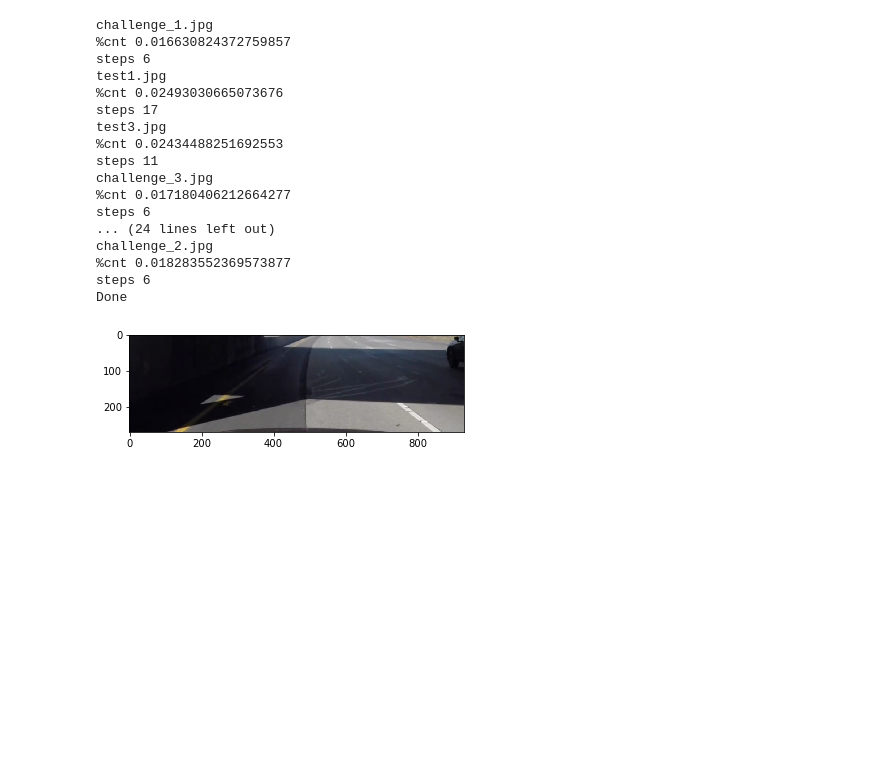
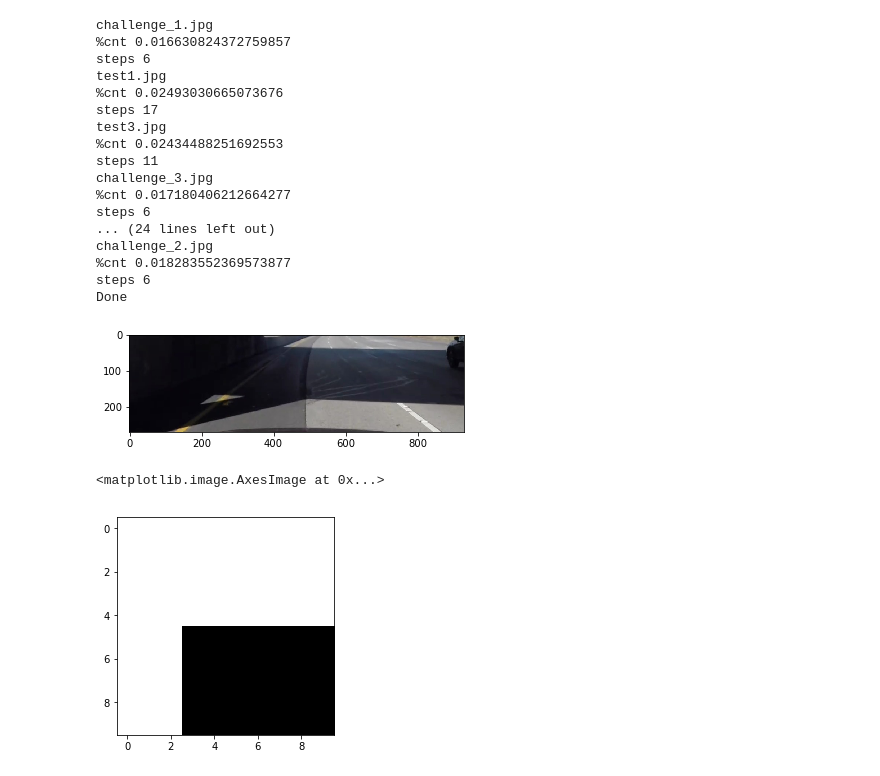
Before and after one commit to AnkurAgarwal1989/CarND-Advanced-Lane-Lines, a Jupyter notebook: ROI Test.ipynb, the cells around one changed output. Saved outputs shown, nothing was run; the diff lists cells and outputs as text; code cells hidden in the pictures; blank space fills up the shorter version.

```diff
--- a/ROI Test.ipynb
+++ b/ROI Test.ipynb
@@ -161,3 +161,15 @@ yellow_output = 'harder_out.mp4'
 clip2 = VideoFileClip('harder_challenge_video.mp4')
 yellow_clip = clip2.fl_image(process_image)
 %time yellow_clip.write_videofile(yellow_output, audio=False)
+# %%
+a = 255 * np.ones((10,10, 3), dtype=np.uint8)
+a[5:10, 3:10, :] = 0
+b = 255 * np.ones((10,10, 3), dtype=np.uint8)
+# %%
+c = cv2.bitwise_and(a, b)
+# %%
+d_c= cv2.cvtColor(c, cv2.COLOR_BGR2RGB)
+plt.imshow(d_c, cmap="gray")
+# %% [output]
+<matplotlib.image.AxesImage at 0x...>
+[figure, added]
```
Also changed, not shown: parts of 2 cells of this notebook, 7 other files.
